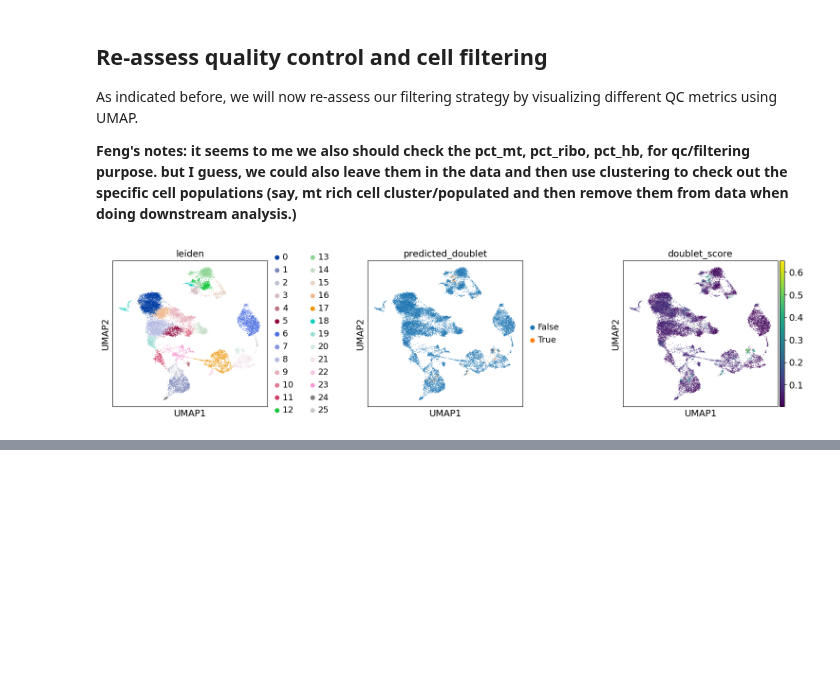
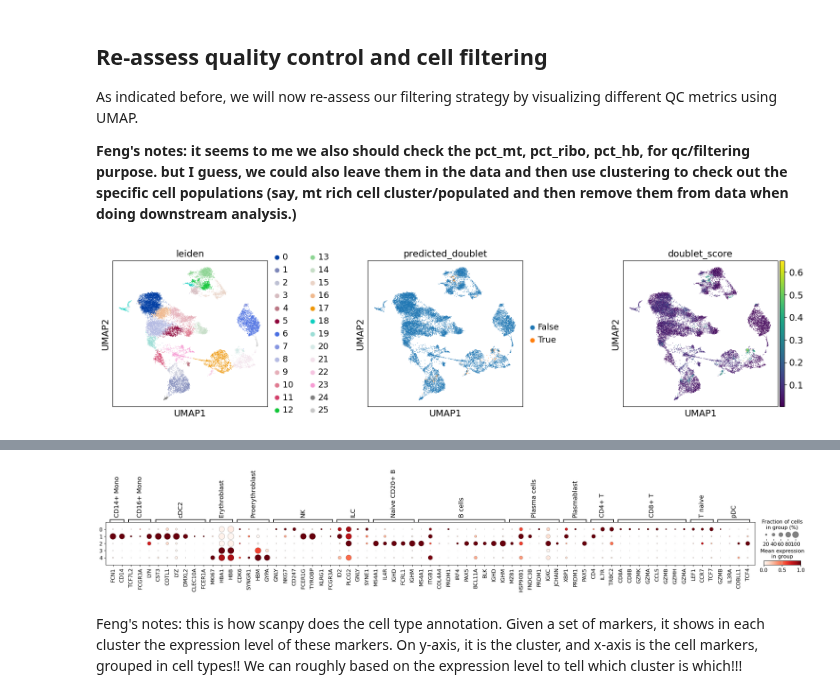
Before and after one commit to ffeng23/vs_pyhton_omics, a Jupyter notebook: scanpy_wfl_2.ipynb, the cells around one changed output, grey strips where cells are left out. Drawn from its saved outputs; the diff is of its cells as text; code cells hidden in the pictures; blank space fills up the shorter version.

Commit message:
finish the scanpy basical workflow

```diff
--- a/scanpy_wfl_2.ipynb
+++ b/scanpy_wfl_2.ipynb
@@ -429,0 +475,39 @@ sc.pl.umap(
+# %%
+marker_genes = {
+    "CD14+ Mono": ["FCN1", "CD14"],
+    "CD16+ Mono": ["TCF7L2", "FCGR3A", "LYN"],
+    # Note: DMXL2 should be negative
+    "cDC2": ["CST3", "COTL1", "LYZ", "DMXL2", "CLEC10A", "FCER1A"],
+    "Erythroblast": ["MKI67", "HBA1", "HBB"],
+    # Note HBM and GYPA are negative markers
+    "Proerythroblast": ["CDK6", "SYNGR1", "HBM", "GYPA"],
+    "NK": ["GNLY", "NKG7", "CD247", "FCER1G", "TYROBP", "KLRG1", "FCGR3A"],
+    "ILC": ["ID2", "PLCG2", "GNLY", "SYNE1"],
+    "Naive CD20+ B": ["MS4A1", "IL4R", "IGHD", "FCRL1", "IGHM"],
+    # Note IGHD and IGHM are negative markers
+    "B cells": [
+        "MS4A1",
+        "ITGB1",
+        "COL4A4",
+        "PRDM1",
+        "IRF4",
+        "PAX5",
+        "BCL11A",
+        "BLK",
+        "IGHD",
+        "IGHM",
+    ],
+    "Plasma cells": ["MZB1", "HSP90B1", "FNDC3B", "PRDM1", "IGKC", "JCHAIN"],
+    # Note PAX5 is a negative marker
+    "Plasmablast": ["XBP1", "PRDM1", "PAX5"],
+    "CD4+ T": ["CD4", "IL7R", "TRBC2"],
+    "CD8+ T": ["CD8A", "CD8B", "GZMK", "GZMA", "CCL5", "GZMB", "GZMH", "GZMA"],
+    "T naive": ["LEF1", "CCR7", "TCF7"],
+    "pDC": ["GZMB", "IL3RA", "COBLL1", "TCF4"],
+}
+# %%
+sc.pl.dotplot(adata, marker_genes, groupby="leiden_res_0.02", standard_scale="var")
+# %% [output]
+[figure, added]
+# %% [markdown]
+Feng's notes: this is how scanpy does the cell type annotation. Given a set of markers, it shows in each cluster the expression level of these markers. On y-axis, it is the cluster, and x-axis is the cell markers, grouped in cell types!! We can roughly based on the expression level to tell which cluster is which!!!
```
Also changed, not shown: parts of 28 cells of this notebook, 1 other file.
